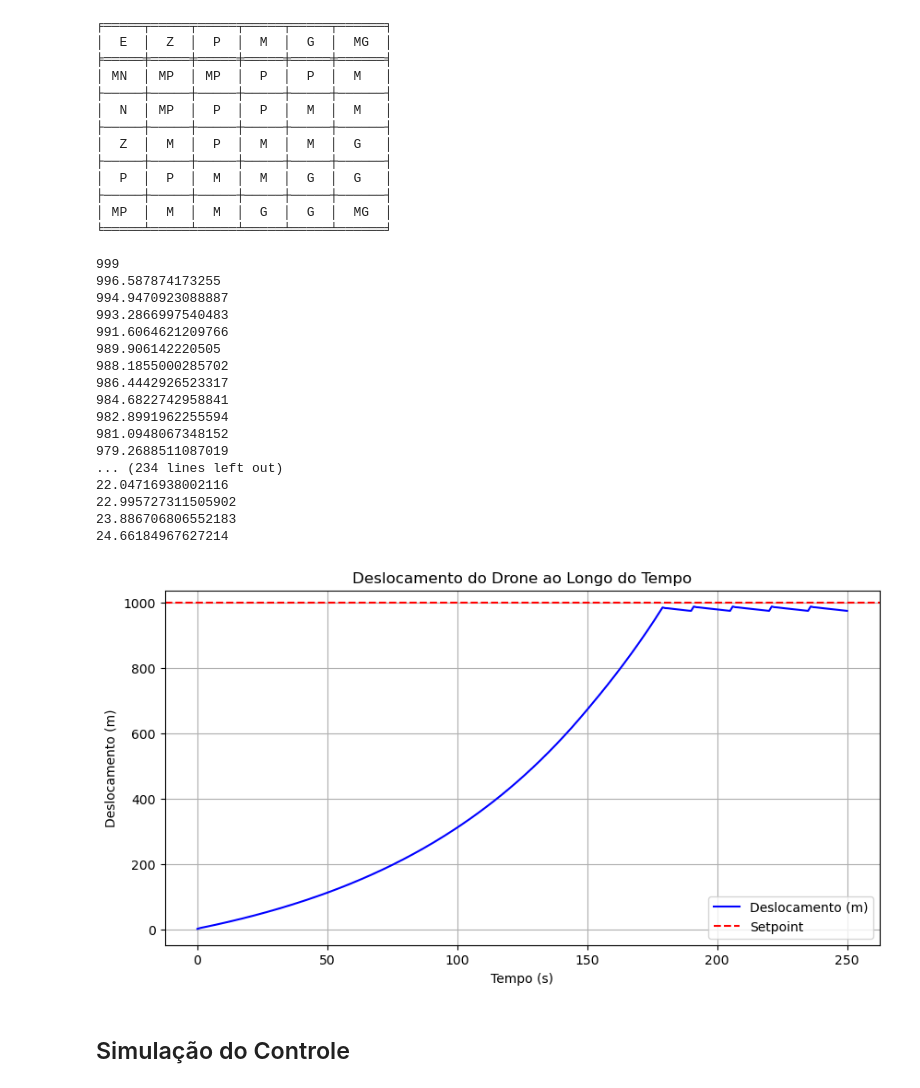
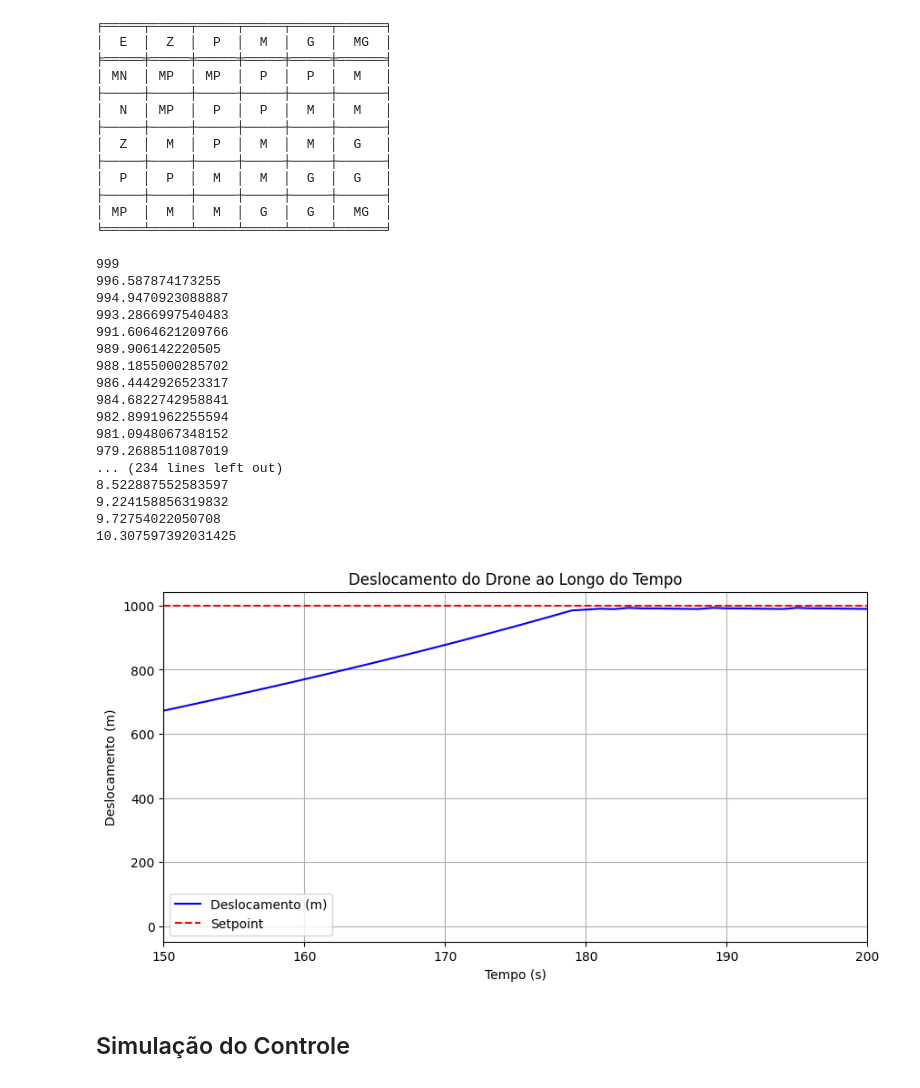
Before and after one commit to bsmvictor/C213-ControleFuzzyPD, a Jupyter notebook: FuzzyPD.ipynb, the cells around one changed output. Cells and saved outputs as stored; diff of their text form; code cells hidden in the pictures.

```diff
--- a/FuzzyPD.ipynb
+++ b/FuzzyPD.ipynb
@@ -136,9 +136,9 @@ for t in range(1, tempo + 1):
     print(erro_atual)
 
     if erro_atual < 10:
-        FA = 97.7/100
+        FA = 98.45/100
     elif erro_atual < 25:
-        FA = 98.6/100
+        FA = 98.85/100
     else:
         FA = 99.8/100
 
@@ -165,38 +165,39 @@ for t in range(1, tempo + 1):
 
     # Atualizar o deslocamento anterior
     d_t_minus_1 = d_t
 
 # Gráficos
 plt.figure(figsize=(10, 5))
 
 # Gráfico do deslocamento
 plt.plot(range(len(deslocamentos)), deslocamentos, label='Deslocamento (m)', color='blue')
 plt.axhline(setpoint, color='red', linestyle='--', label='Setpoint')
 plt.xlabel('Tempo (s)')
 plt.ylabel('Deslocamento (m)')
 plt.title('Deslocamento do Drone ao Longo do Tempo')
 plt.grid()
 plt.legend()
+plt.xlim(150, 200)
 plt.show()
 # %% [output]
 999
 996.587874173255
 994.9470923088887
 993.2866997540483
 991.6064621209766
 989.906142220505
 988.1855000285702
 986.4442926523317
 984.6822742958841
 982.8991962255594
 981.0948067348152
 979.2688511087019
 ... (234 lines left out)
-22.04716938002116
-22.995727311505902
-23.886706806552183
-24.66184967627214
+8.522887552583597
+9.224158856319832
+9.72754022050708
+10.307597392031425
-[figure, old version]
+[figure, new version]
 # %% [markdown]
 ## Simulação do Controle
 # %%
```
Also changed, not shown: parts of 1 cell of this notebook.
